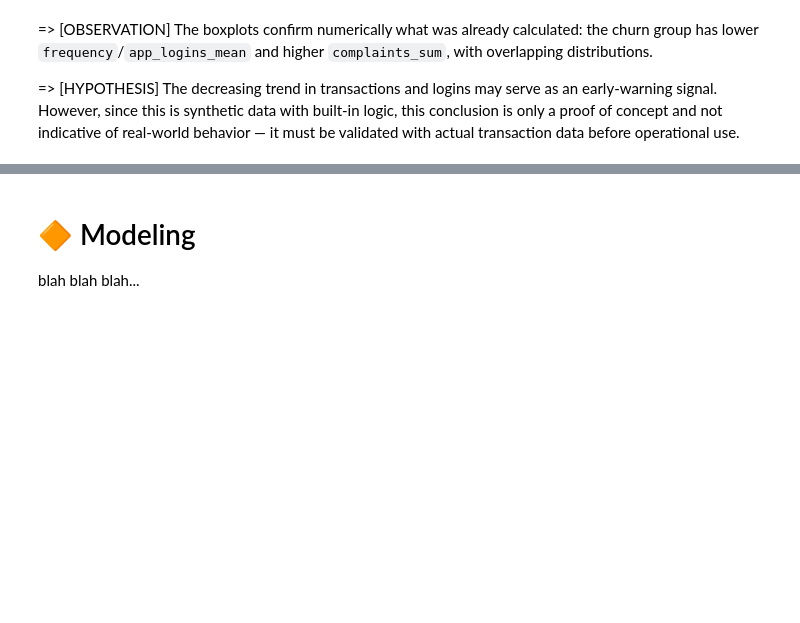
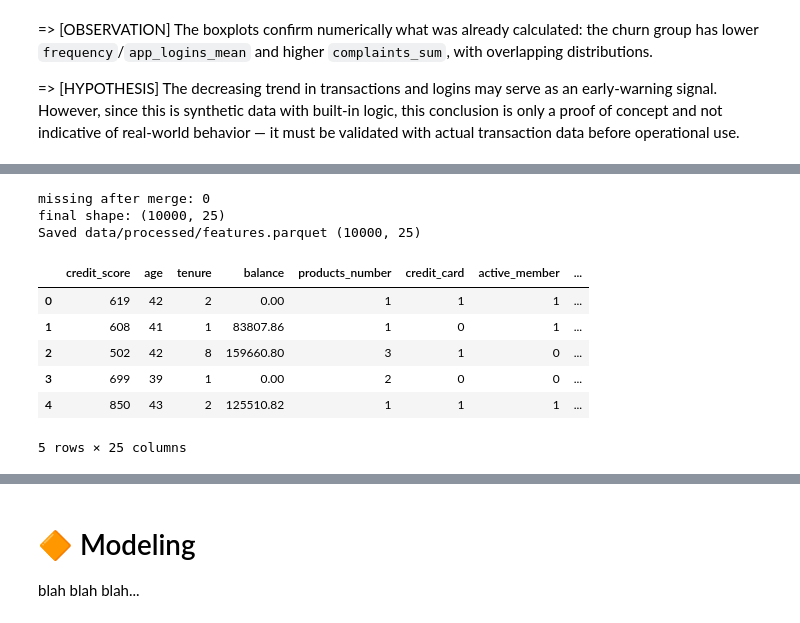
Before and after one commit to sonkd/Churn-Banking-Prediction, a Jupyter notebook: research/notebooks/eda_feature_engineering.ipynb, the cells around one changed output, grey strips where cells are left out. Cells and saved outputs as stored; diff of their text form; code cells hidden in the pictures; blank space fills up the shorter version.

```diff
--- a/research/notebooks/eda_feature_engineering.ipynb
+++ b/research/notebooks/eda_feature_engineering.ipynb
@@ -545,0 +580,17 @@ We section (missing/outlier handling, encoding, feature engineering: `zero_balan
+# %%
+before = len(base)
+log = {"rows_before": before}
+
+base_dedup = base.drop_duplicates("customer_id")
+log["after_dedup"] = len(base_dedup)
+log["dupes_dropped"] = before - len(base_dedup)
+
+valid_mask = (base_dedup["age"].between(18, 92) & (base_dedup["balance"] >= 0)
+              & base_dedup["credit_score"].between(350, 850))
+log["invalid_rows_flagged"] = int((~valid_mask).sum())
+base_clean = base_dedup[valid_mask].copy()
+log["rows_after_clean"] = len(base_clean)
+
+print("Cleaning log:", log)
+base_clean.to_parquet("../../data/processed/base_clean.parquet", index=False)
+print("Saved data/processed/base_clean.parquet", base_clean.shape)
@@ -545,0 +609,42 @@ We section (missing/outlier handling, encoding, feature engineering: `zero_balan
+# %%
+tx = pd.read_csv("../../data/synthetic/transactions_monthly_v2.csv", parse_dates=["snapshot_date"])
+open_dates = pd.read_csv("../../data/synthetic/customer_account_open_dates.csv", parse_dates=["account_open_date"])
+
+feat = base_clean.merge(open_dates, on="customer_id", how="left")
+feat["zero_balance"] = (feat["balance"] == 0).astype(int)
+feat["balance_to_salary_ratio"] = (feat["balance"] / feat["estimated_salary"].replace(0, np.nan)).fillna(0)
+
+snap_max_month = tx["month"].max()
+last_active_month = tx.loc[tx["txn_count"] > 0].groupby("customer_id")["month"].max().rename("last_active_month")
+agg = tx.groupby("customer_id").agg(
+    frequency=("txn_count", "sum"), monetary=("txn_amount", "sum"),
+    app_logins_mean=("app_logins", "mean"), complaints_sum=("complaints", "sum"),
+    channel_mobile_share=("channel_mobile", "mean"), channel_atm_share=("channel_atm", "mean"),
+    channel_branch_share=("channel_branch", "mean"),
+).reset_index().merge(last_active_month, on="customer_id", how="left")
+agg["last_active_month"] = agg["last_active_month"].fillna(0)
+agg["recency"] = snap_max_month - agg["last_active_month"]
+slope = tx.groupby("customer_id").apply(lambda g: np.polyfit(g["month"], g["txn_count"], 1)[0], include_groups=False)
+agg["txn_trend"] = agg["customer_id"].map(slope)
+
+feat = feat.merge(agg, on="customer_id", how="left")
+print("missing after merge:", feat.isna().sum().sum())
+
+feat_encoded = pd.get_dummies(feat, columns=["country", "gender"], drop_first=False, dtype=int)
+feat_encoded = feat_encoded.drop(columns=["customer_id", "account_open_date", "last_active_month"])
+print("final shape:", feat_encoded.shape)
+
+feat_encoded.to_parquet("../../data/processed/features.parquet", index=False)
+print("Saved data/processed/features.parquet", feat_encoded.shape)
+feat_encoded.head()
+# %% [output]
+missing after merge: 0
+final shape: (10000, 25)
+Saved data/processed/features.parquet (10000, 25)
+|  | credit_score | age | tenure | balance | products_number | credit_card | active_member | ... |
+| 0 | 619 | 42 | 2 | 0.00 | 1 | 1 | 1 | ... |
+| 1 | 608 | 41 | 1 | 83807.86 | 1 | 0 | 1 | ... |
+| 2 | 502 | 42 | 8 | 159660.80 | 3 | 1 | 0 | ... |
+| 3 | 699 | 39 | 1 | 0.00 | 2 | 0 | 0 | ... |
+| 4 | 850 | 43 | 2 | 125510.82 | 1 | 1 | 1 | ... |
+5 rows × 25 columns
```
Also changed, not shown: parts of 32 cells of this notebook, 7 other files.
